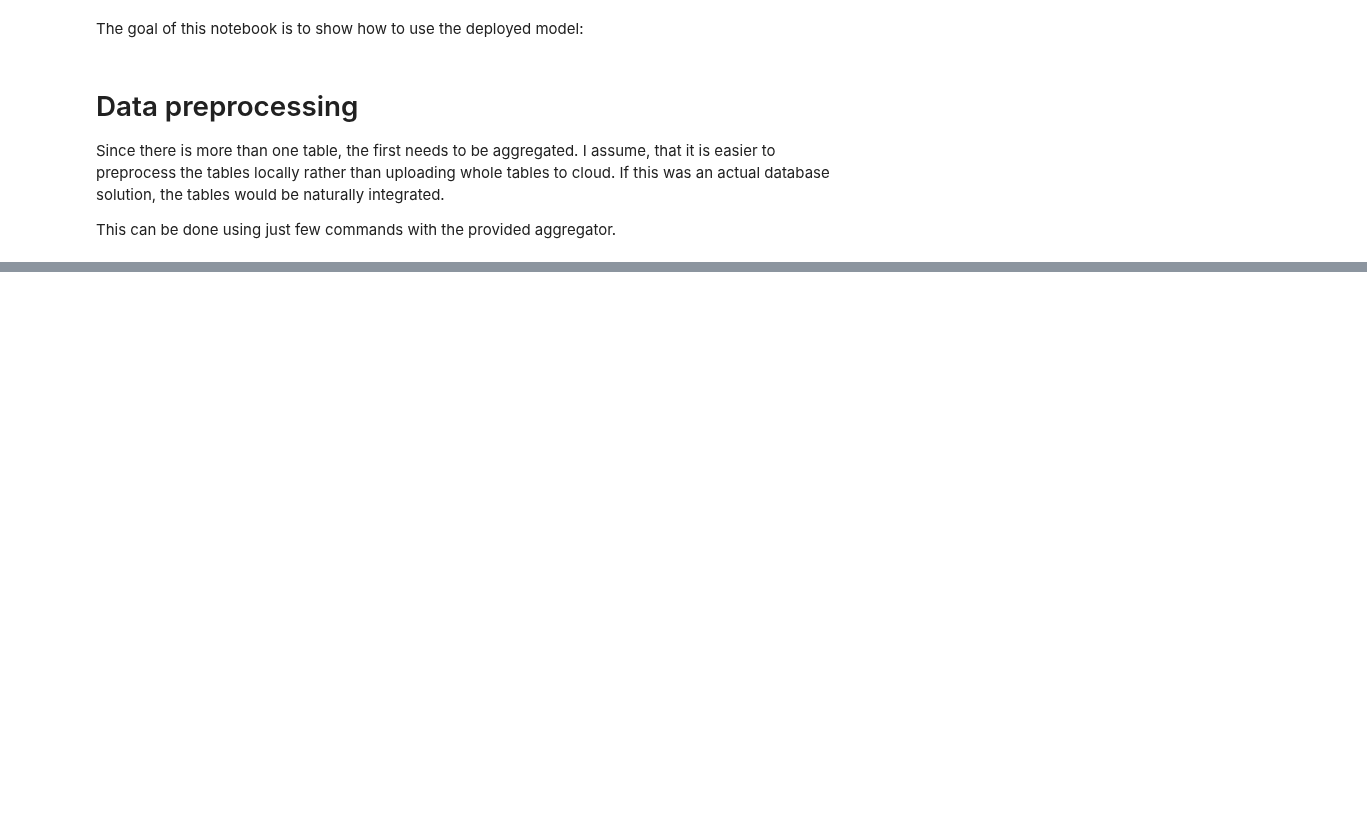
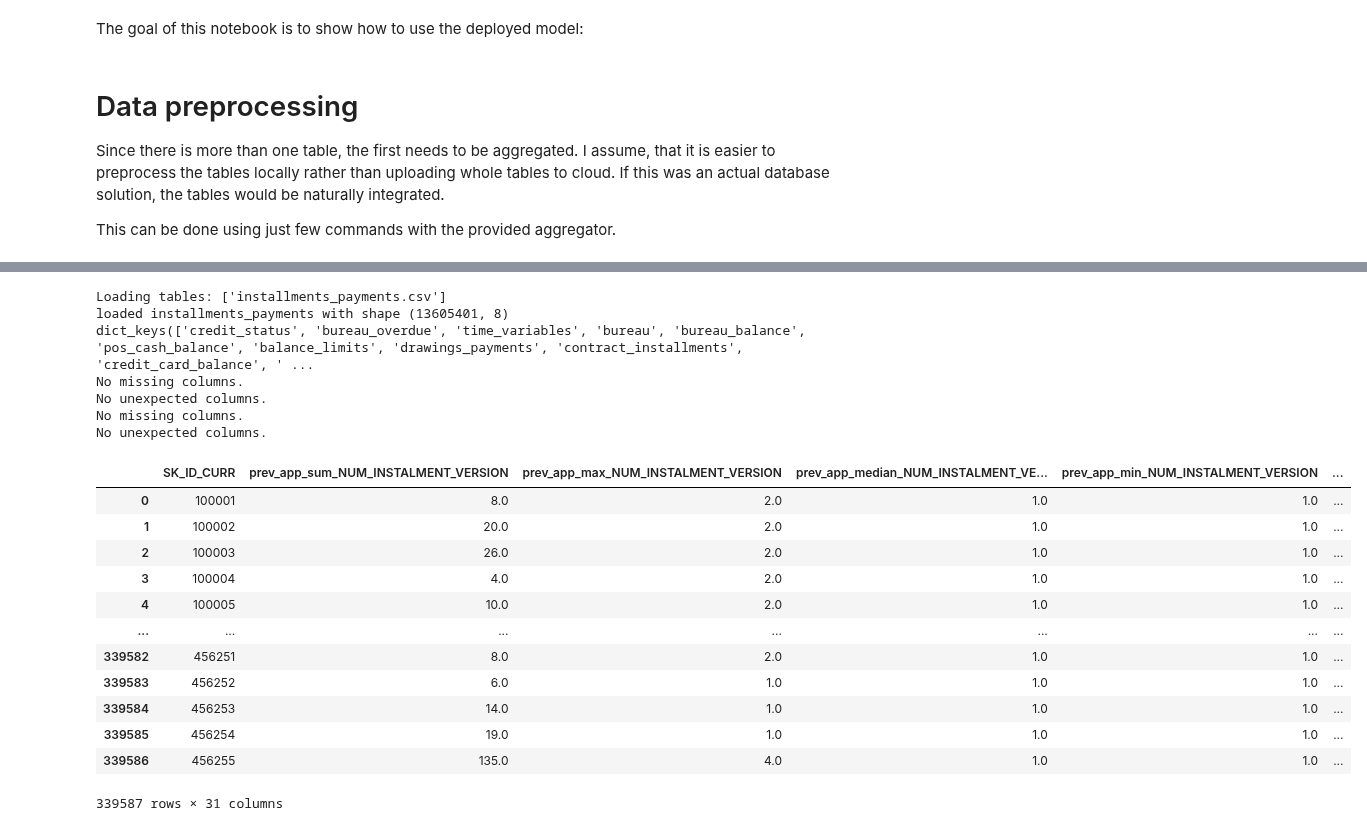
Before and after one commit to Sauciu1/defaulting-risk, a Jupyter notebook: notebooks/nb9_model_deployment.ipynb, the cells around one changed output, grey strips where cells are left out. Saved outputs shown, nothing was run; the diff lists cells and outputs as text; code cells hidden in the pictures; blank space fills up the shorter version.

```diff
--- a/notebooks/nb9_model_deployment.ipynb
+++ b/notebooks/nb9_model_deployment.ipynb
@@ -76,0 +56,24 @@ prep.nb7_previous_applications().head()
+# %%
+installments = prep._get_prev_supp_table("installments_payments")
+installments
+# %% [output]
+Loading tables: ['installments_payments.csv']
+loaded installments_payments with shape (13605401, 8)
+dict_keys(['credit_status', 'bureau_overdue', 'time_variables', 'bureau', 'bureau_balance', 'pos_cash_balance', 'balance_limits', 'drawings_payments', 'contract_installments', 'credit_card_balance', ' ...
+No missing columns.
+No unexpected columns.
+No missing columns.
+No unexpected columns.
+|  | SK_ID_CURR | prev_app_sum_NUM_INSTALMENT_VERSION | prev_app_max_NUM_INSTALMENT_VERSION | prev_app_median_NUM_INSTALMENT_VE... | prev_app_min_NUM_INSTALMENT_VERSION | ... |
+| 0 | 100001 | 8.0 | 2.0 | 1.0 | 1.0 | ... |
+| 1 | 100002 | 20.0 | 2.0 | 1.0 | 1.0 | ... |
+| 2 | 100003 | 26.0 | 2.0 | 1.0 | 1.0 | ... |
+| 3 | 100004 | 4.0 | 2.0 | 1.0 | 1.0 | ... |
+| 4 | 100005 | 10.0 | 2.0 | 1.0 | 1.0 | ... |
+| ... | ... | ... | ... | ... | ... | ... |
+| 339582 | 456251 | 8.0 | 2.0 | 1.0 | 1.0 | ... |
+| 339583 | 456252 | 6.0 | 1.0 | 1.0 | 1.0 | ... |
+| 339584 | 456253 | 14.0 | 1.0 | 1.0 | 1.0 | ... |
+| 339585 | 456254 | 19.0 | 1.0 | 1.0 | 1.0 | ... |
+| 339586 | 456255 | 135.0 | 4.0 | 1.0 | 1.0 | ... |
+339587 rows × 31 columns
```
Also changed, not shown: parts of 14 cells of this notebook, 15 other files.
